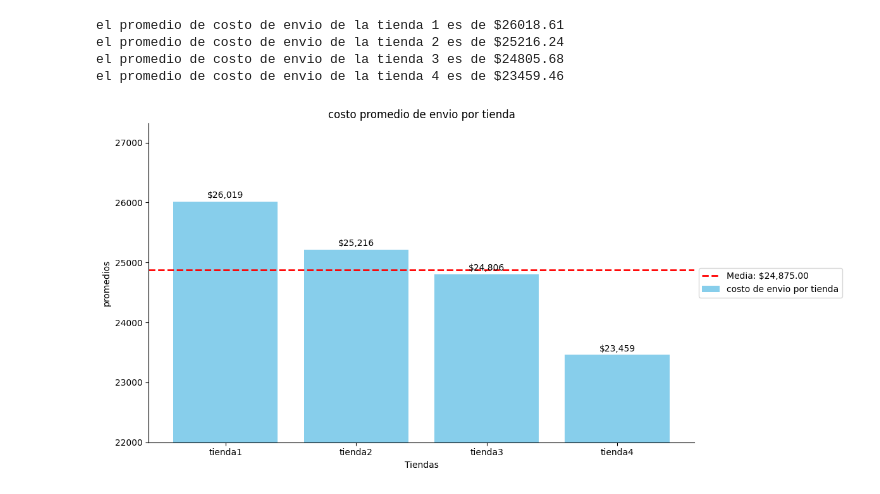
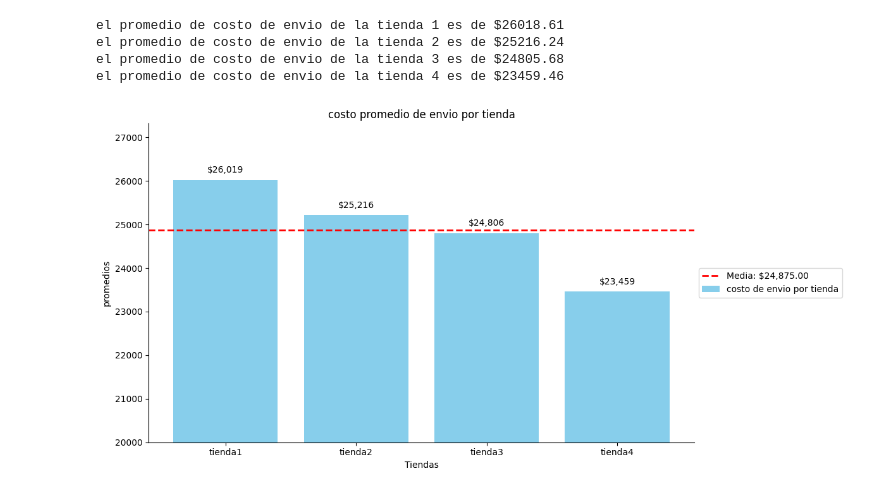
Before and after one commit to dialejo/challenge-data-science-python, a Jupyter notebook: AluraStoreLatam.ipynb, the cells around one changed output. Drawn from its saved outputs; the diff is of its cells as text; code cells hidden in the pictures.

Commit message:
mejora label data promedio costo

```diff
--- a/AluraStoreLatam.ipynb
+++ b/AluraStoreLatam.ipynb
@@ -402,30 +402,30 @@ el promedio de costo de envio de la tienda 4 es de $23459.46
 # %%
 
 promedio_costo_total = [promedio_costo_envio_tienda1,promedio_costo_envio_tienda2,promedio_costo_envio_tienda3,promedio_costo_envio_tienda4]
 media_promedios_costos = sum(promedio_costo_total)/len(promedio_costo_total)
 tiendas = ['tienda1','tienda2','tienda3','tienda4']
 import matplotlib.pyplot as plt
 import numpy as np
 
 
 plt.figure(figsize=(12, 6))
 
 plt.bar(tiendas, promedio_costo_total, color = 'skyblue', label = 'costo de envio por tienda')
 plt.axhline(media_promedios_costos,color ='red', linestyle ='--', linewidth = 2, label = f'Media: ${media_promedios_costos:,.2f}')
 ax = plt.gca()
 ax.spines['top'].set_visible(False)
 ax.spines['right'].set_visible(False)
 plt.title('costo promedio de envio por tienda')
 plt.xlabel('Tiendas')
 plt.ylabel('promedios')
 plt.legend(loc='center left', bbox_to_anchor=(1, 0.5))
 
-plt.ylim(22000, max(promedio_costo_total) * 1.05)
+plt.ylim(20000, max(promedio_costo_total) * 1.05)
 
 for i, promedio in enumerate(promedio_costo_total):
-    plt.text(i, promedio + media_promedios_costos * 0.001, f"${promedio:,.0f}", ha='center', va='bottom', fontsize=10)
+    plt.text(i, promedio + media_promedios_costos * 0.005, f"${promedio:,.0f}", ha='center', va='bottom', fontsize=10)
 
 plt.tight_layout()
 plt.show()
 # %% [output]
-[figure, old version]
+[figure, new version]
```
